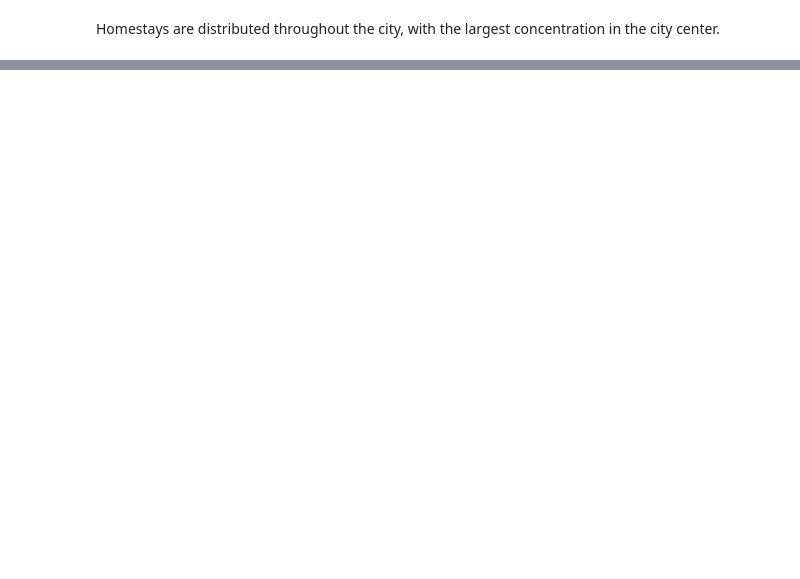
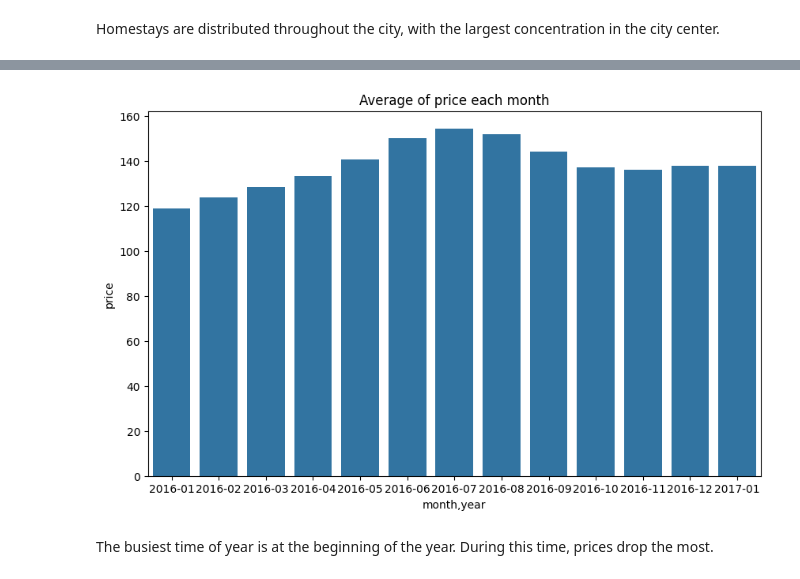
Before and after one commit to NTPac/Write-A-Data-Science-Blog-Post, a Jupyter notebook: data_process.ipynb, the cells around one changed output, grey strips where cells are left out. Drawn from its saved outputs; the diff is of its cells as text; code cells hidden in the pictures; blank space fills up the shorter version.

```diff
--- a/data_process.ipynb
+++ b/data_process.ipynb
@@ -261,0 +391,5 @@ Index(['id', 'listing_url', 'scrape_id', 'last_scraped', 'name', 'description',
+# %%
+temp = calendar_df[["listing_id","month,year","price"]].groupby(["listing_id", "month,year"]).mean()
+calendar_df_price_month_year = pd.DataFrame(temp.index.to_list(),columns=["listing_id","month,year"])
+calendar_df_price_month_year["price"] = temp.price.values
+calendar_df_price_month_year
@@ -261,0 +410,3 @@ Index(['id', 'listing_url', 'scrape_id', 'last_scraped', 'name', 'description',
+# %%
+calendar_df_price_mean_each_month_year = calendar_df_price_month_year[["month,year","price"]].groupby(["month,year"]).mean()
+calendar_df_price_mean_each_month_year
@@ -261,0 +429,11 @@ Index(['id', 'listing_url', 'scrape_id', 'last_scraped', 'name', 'description',
+# %%
+plt.figure(figsize=(10, 6))
+sns.barplot(x='month,year', y='price', data=calendar_df_price_mean_each_month_year)
+plt.title('Average of price each month')
+plt.xlabel('month,year')
+plt.ylabel('price')
+plt.show()
+# %% [output]
+[figure, added]
+# %% [markdown]
+The busiest time of year is at the beginning of the year. During this time, prices drop the most.
```
Also changed, not shown: parts of 27 cells of this notebook.
